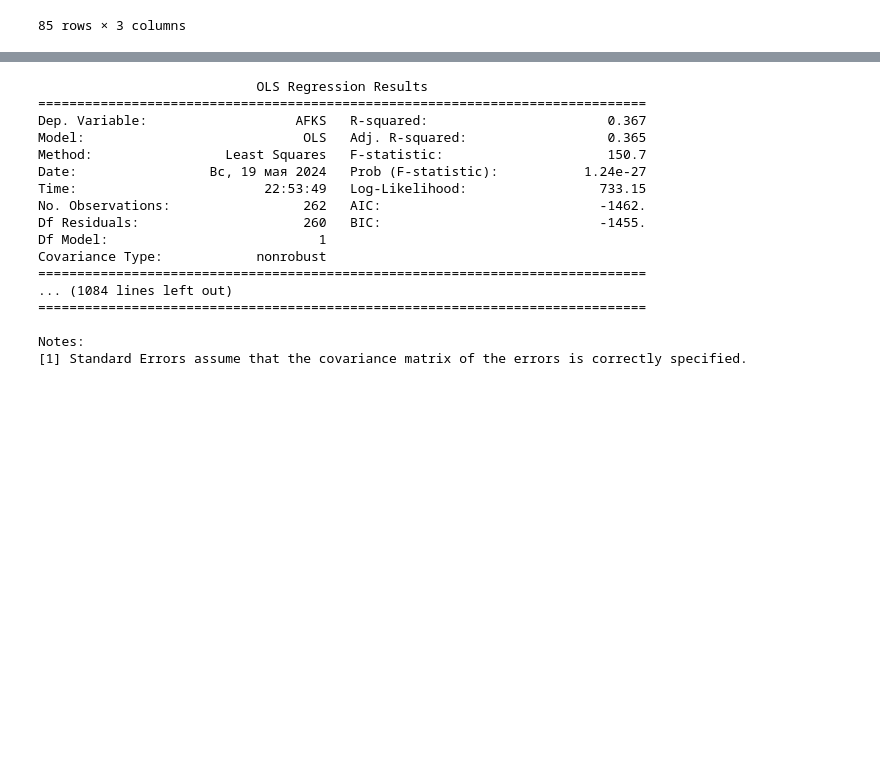
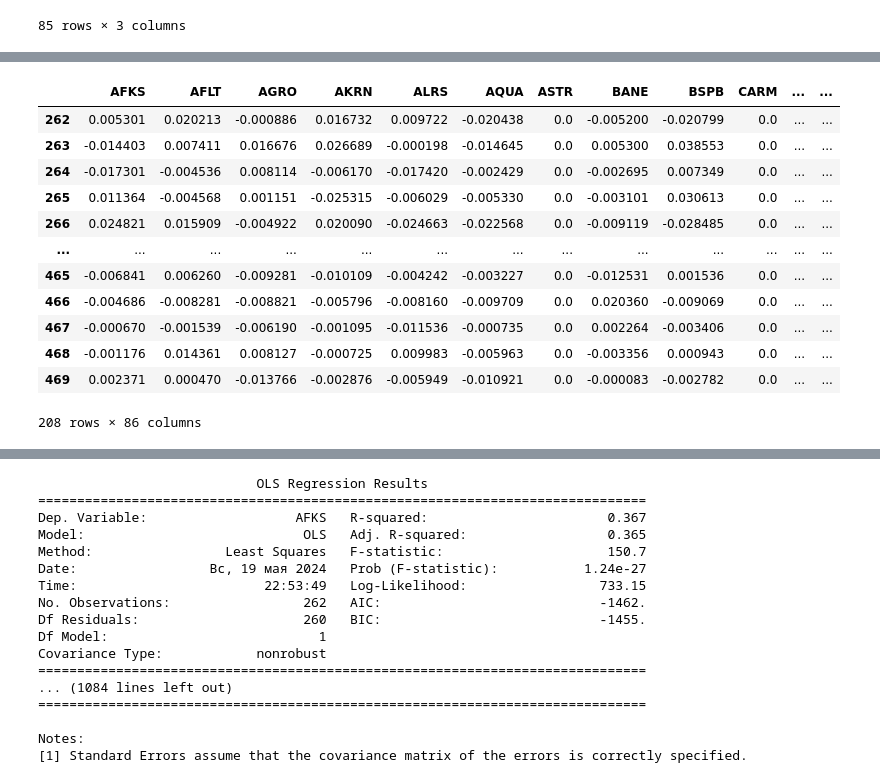
Before and after one commit to someawesomee/Event-study, a Jupyter notebook: analytics.ipynb, the cells around one changed output, grey strips where cells are left out. Cells and saved outputs as stored; diff of their text form; code cells hidden in the pictures; blank space fills up the shorter version.

```diff
--- a/analytics.ipynb
+++ b/analytics.ipynb
@@ -703,15 +322,16 @@ memory usage: 178.1 KB
 # %%
-
+# Calculate alpha and beta coeff
 data_slope = []
 for tickers in df_feb23.columns:
     if df_feb23[tickers].dtype != 'datetime64[ns]':
         beta, alpha = np.polyfit(df_feb23['IMOEX'], df_feb23[tickers],1)
+
         df_slope = {'TICKER': tickers, 'beta': round(beta, 5), 'alpha': round(alpha, 5)}
         data_slope.append(df_slope)
         print('Beta for {} stock is = {} and alpha is = {}'.format('AFLT', round(beta,5), round(alpha,5)))
 
-df_slope = pd.DataFrame(data_slope)
-df_slope
+df_coeff = pd.DataFrame(data_slope)
+df_coeff
 # %% [output]
 Beta for AFLT stock is = 0.89618 and alpha is = -0.00204
 Beta for AFLT stock is = 0.63574 and alpha is = -0.00093
@@ -745,0 +385,10 @@ Beta for AFLT stock is = 0.75601 and alpha is = -0.00127
+# %%
+# Calculate expected return
+expected_returns = df_sanctions_22.copy()
+for ticker in df_coeff['TICKER']:
+    if ticker in df_sanctions_22.columns:
+        df_coeff_ind = df_coeff.loc[df_coeff['TICKER']==ticker]
+        expected_returns[ticker] = df_coeff_ind['alpha'].values[0] + df_coeff_ind['beta'].values[0] * df_sanctions_22['IMOEX']
+
+
+print(expected_returns)
@@ -745,0 +413,28 @@ Beta for AFLT stock is = 0.75601 and alpha is = -0.00127
+# %%
+# calulate abnormal returns
+
+expected_returns22 = expected_returns
+
+
+abnormal_returns22 = df_sanctions_22 - expected_returns22
+abnormal_returns22 = abnormal_returns22.drop(columns='TRADEDATE')
+
+abnormal_returns22 = pd.merge(abnormal_returns22, df_sanctions_22['TRADEDATE'], left_index=True, right_index=True)
+abnormal_returns22
+# %%
+abnormal_returns22 = pd.merge(abnormal_returns22, df_sanctions_22['TRADEDATE'], left_index=True, right_index=True)
+abnormal_returns22
+# %% [output]
+|  | AFKS | AFLT | AGRO | AKRN | ALRS | AQUA | ASTR | BANE | BSPB | CARM | ... | ... |
+| 262 | 0.005301 | 0.020213 | -0.000886 | 0.016732 | 0.009722 | -0.020438 | 0.0 | -0.005200 | -0.020799 | 0.0 | ... | ... |
+| 263 | -0.014403 | 0.007411 | 0.016676 | 0.026689 | -0.000198 | -0.014645 | 0.0 | 0.005300 | 0.038553 | 0.0 | ... | ... |
+| 264 | -0.017301 | -0.004536 | 0.008114 | -0.006170 | -0.017420 | -0.002429 | 0.0 | -0.002695 | 0.007349 | 0.0 | ... | ... |
+| 265 | 0.011364 | -0.004568 | 0.001151 | -0.025315 | -0.006029 | -0.005330 | 0.0 | -0.003101 | 0.030613 | 0.0 | ... | ... |
+| 266 | 0.024821 | 0.015909 | -0.004922 | 0.020090 | -0.024663 | -0.022568 | 0.0 | -0.009119 | -0.028485 | 0.0 | ... | ... |
+| ... | ... | ... | ... | ... | ... | ... | ... | ... | ... | ... | ... | ... |
+| 465 | -0.006841 | 0.006260 | -0.009281 | -0.010109 | -0.004242 | -0.003227 | 0.0 | -0.012531 | 0.001536 | 0.0 | ... | ... |
+| 466 | -0.004686 | -0.008281 | -0.008821 | -0.005796 | -0.008160 | -0.009709 | 0.0 | 0.020360 | -0.009069 | 0.0 | ... | ... |
+| 467 | -0.000670 | -0.001539 | -0.006190 | -0.001095 | -0.011536 | -0.000735 | 0.0 | 0.002264 | -0.003406 | 0.0 | ... | ... |
+| 468 | -0.001176 | 0.014361 | 0.008127 | -0.000725 | 0.009983 | -0.005963 | 0.0 | -0.003356 | 0.000943 | 0.0 | ... | ... |
+| 469 | 0.002371 | 0.000470 | -0.013766 | -0.002876 | -0.005949 | -0.010921 | 0.0 | -0.000083 | -0.002782 | 0.0 | ... | ... |
+208 rows × 86 columns
```
Also changed, not shown: parts of 63 cells of this notebook.
